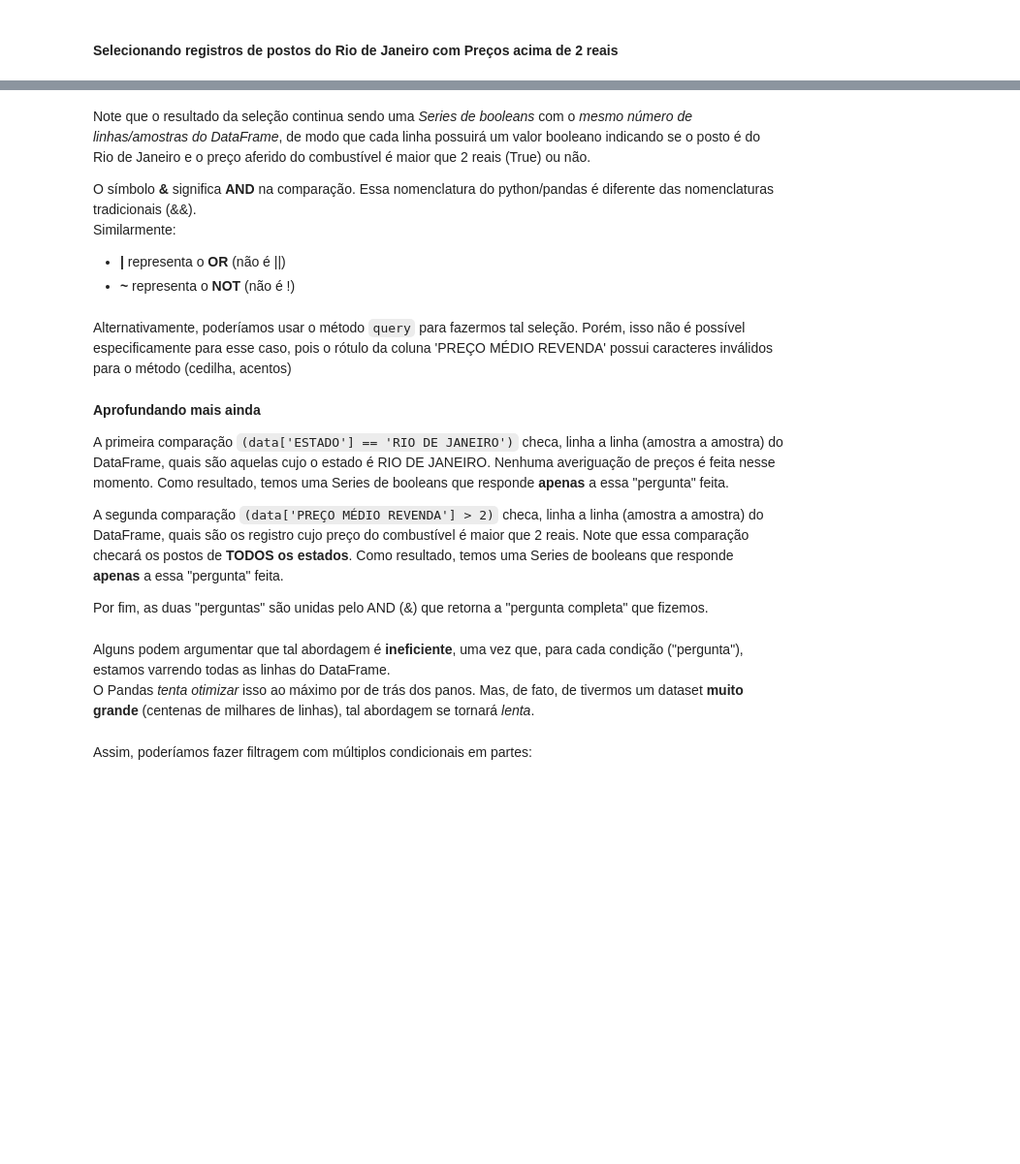
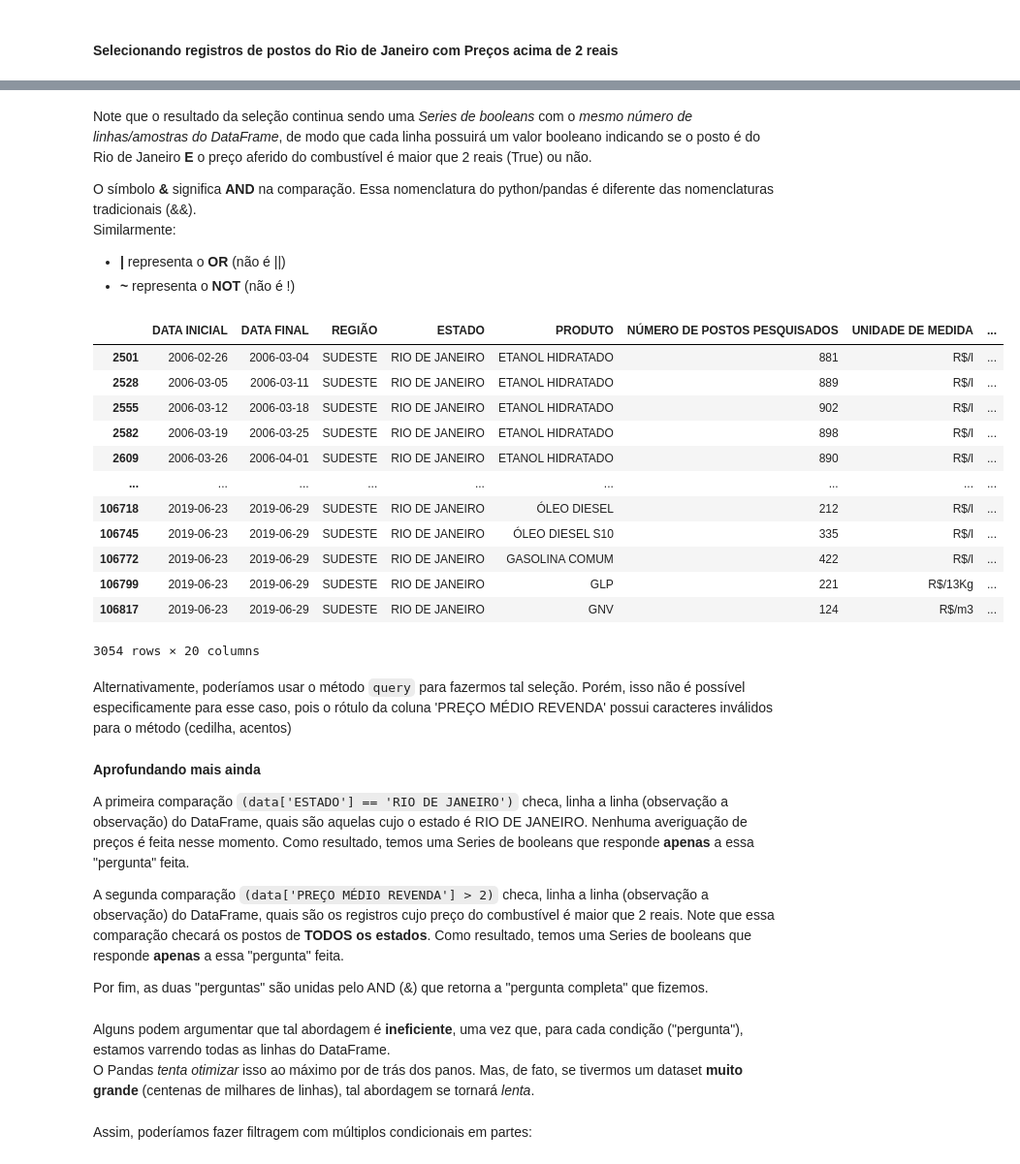
Before and after one commit to rudaaranha/pandas-essencial, a Jupyter notebook: manipulacao_de_dados_codigo_base.ipynb, the cells around one changed output, grey strips where cells are left out. Shown at 97% size. Drawn from its saved outputs; the diff is of its cells as text; code cells hidden in the pictures; blank space fills up the shorter version.

```diff
--- a/manipulacao_de_dados_codigo_base.ipynb
+++ b/manipulacao_de_dados_codigo_base.ipynb
@@ -1101,0 +1243,4 @@ Uma boa prática é **salvar o Data Frame filtrado em uma nova variável**. Isso
+# %%
+# Como data['ESTADO'] == 'RIO DE JANEIRO' e data['PREÇO MÉDIO REVENDA'] > 2.0 possuem o mesmo número de linhas, é possível juntar as duas, assim...
+selecao = (data['ESTADO'] == 'RIO DE JANEIRO') & (data['PREÇO MÉDIO REVENDA'] > 2.0)
+selecao
@@ -1102,10 +1260,26 @@ Uma boa prática é **salvar o Data Frame filtrado em uma nova variável**. Isso
 # %% [markdown]
-Note que o resultado da seleção continua sendo uma _Series de booleans_ com o _mesmo número de linhas/amostras do DataFrame_, de modo que cada linha possuirá um valor booleano indicando se o posto é do Rio de Janeiro e o preço aferido do combustível é maior que 2 reais (True) ou não.
+Note que o resultado da seleção continua sendo uma _Series de booleans_ com o _mesmo número de linhas/amostras do DataFrame_, de modo que cada linha possuirá um valor booleano indicando se o posto é do Rio de Janeiro **E** o preço aferido do combustível é maior que 2 reais (True) ou não.
 
 O símbolo **&** significa **AND** na comparação. Essa nomenclatura do python/pandas é diferente das nomenclaturas tradicionais (&&). <br/>
 Similarmente:
 - **|** representa o **OR** (não é ||)
 - **~** representa o **NOT** (não é !)
+# %%
+data[selecao] # mostrando apenas os valores True para selecao (ou postos do rio de janeiro com valor maior que 2.0)
+# %% [output]
+|  | DATA INICIAL | DATA FINAL | REGIÃO | ESTADO | PRODUTO | NÚMERO DE POSTOS PESQUISADOS | UNIDADE DE MEDIDA | ... |
+| 2501 | 2006-02-26 | 2006-03-04 | SUDESTE | RIO DE JANEIRO | ETANOL HIDRATADO | 881 | R$/l | ... |
+| 2528 | 2006-03-05 | 2006-03-11 | SUDESTE | RIO DE JANEIRO | ETANOL HIDRATADO | 889 | R$/l | ... |
+| 2555 | 2006-03-12 | 2006-03-18 | SUDESTE | RIO DE JANEIRO | ETANOL HIDRATADO | 902 | R$/l | ... |
+| 2582 | 2006-03-19 | 2006-03-25 | SUDESTE | RIO DE JANEIRO | ETANOL HIDRATADO | 898 | R$/l | ... |
+| 2609 | 2006-03-26 | 2006-04-01 | SUDESTE | RIO DE JANEIRO | ETANOL HIDRATADO | 890 | R$/l | ... |
+| ... | ... | ... | ... | ... | ... | ... | ... | ... |
+| 106718 | 2019-06-23 | 2019-06-29 | SUDESTE | RIO DE JANEIRO | ÓLEO DIESEL | 212 | R$/l | ... |
+| 106745 | 2019-06-23 | 2019-06-29 | SUDESTE | RIO DE JANEIRO | ÓLEO DIESEL S10 | 335 | R$/l | ... |
+| 106772 | 2019-06-23 | 2019-06-29 | SUDESTE | RIO DE JANEIRO | GASOLINA COMUM | 422 | R$/l | ... |
+| 106799 | 2019-06-23 | 2019-06-29 | SUDESTE | RIO DE JANEIRO | GLP | 221 | R$/13Kg | ... |
+| 106817 | 2019-06-23 | 2019-06-29 | SUDESTE | RIO DE JANEIRO | GNV | 124 | R$/m3 | ... |
+3054 rows × 20 columns
 # %% [markdown]
 Alternativamente, poderíamos usar o método `query` para fazermos tal seleção. Porém, isso não é possível especificamente para esse caso, pois o rótulo da coluna 'PREÇO MÉDIO REVENDA' possui caracteres inválidos para o método (cedilha, acentos)
 # %%
@@ -1114,13 +1288,13 @@ Alternativamente, poderíamos usar o método `query` para fazermos tal seleção
 # %% [markdown]
 **Aprofundando mais ainda**
 
-A primeira comparação `(data['ESTADO'] == 'RIO DE JANEIRO')` checa, linha a linha (amostra a amostra) do DataFrame, quais são aquelas cujo o estado é RIO DE JANEIRO. Nenhuma averiguação de preços é feita nesse momento. Como resultado, temos uma Series de booleans que responde **apenas** a essa "pergunta" feita.
+A primeira comparação `(data['ESTADO'] == 'RIO DE JANEIRO')` checa, linha a linha (observação a observação) do DataFrame, quais são aquelas cujo o estado é RIO DE JANEIRO. Nenhuma averiguação de preços é feita nesse momento. Como resultado, temos uma Series de booleans que responde **apenas** a essa "pergunta" feita.
 
-A segunda comparação `(data['PREÇO MÉDIO REVENDA'] > 2)` checa, linha a linha (amostra a amostra) do DataFrame, quais são os registro cujo preço do combustível é maior que 2 reais. Note que essa comparação checará os postos de **TODOS os estados**. Como resultado, temos uma Series de booleans que responde **apenas** a essa "pergunta" feita.
+A segunda comparação `(data['PREÇO MÉDIO REVENDA'] > 2)` checa, linha a linha (observação a observação) do DataFrame, quais são os registros cujo preço do combustível é maior que 2 reais. Note que essa comparação checará os postos de **TODOS os estados**. Como resultado, temos uma Series de booleans que responde **apenas** a essa "pergunta" feita.
 
 Por fim, as duas "perguntas" são unidas pelo AND (&) que retorna a "pergunta completa" que fizemos.
 # %% [markdown]
 Alguns podem argumentar que tal abordagem é **ineficiente**, uma vez que, para cada condição ("pergunta"), estamos varrendo todas as linhas do DataFrame. <br/>
-O Pandas _tenta otimizar_ isso ao máximo por de trás dos panos. Mas, de fato, de tivermos um dataset **muito grande** (centenas de milhares de linhas), tal abordagem se tornará _lenta_.
+O Pandas _tenta otimizar_ isso ao máximo por de trás dos panos. Mas, de fato, se tivermos um dataset **muito grande** (centenas de milhares de linhas), tal abordagem se tornará _lenta_.
 # %% [markdown]
 Assim, poderíamos fazer filtragem com múltiplos condicionais em partes:
```
Also changed, not shown: parts of 20 cells of this notebook.
